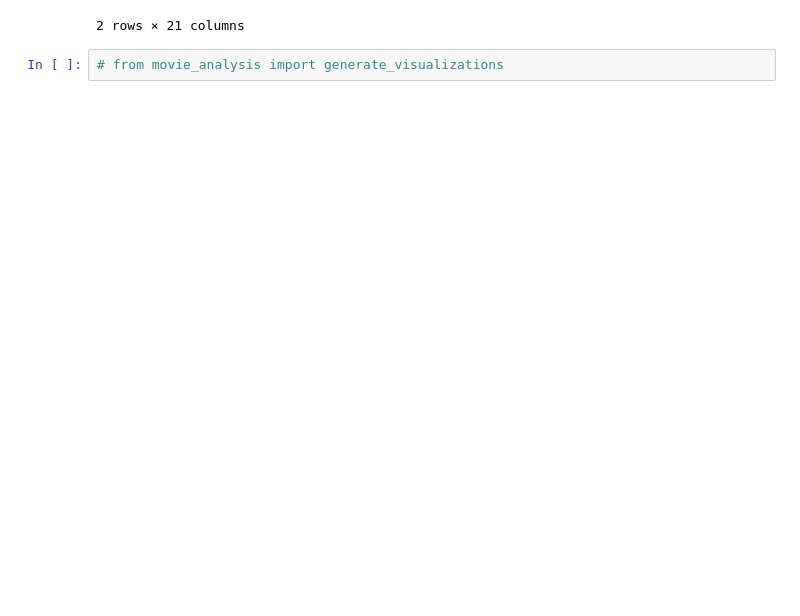
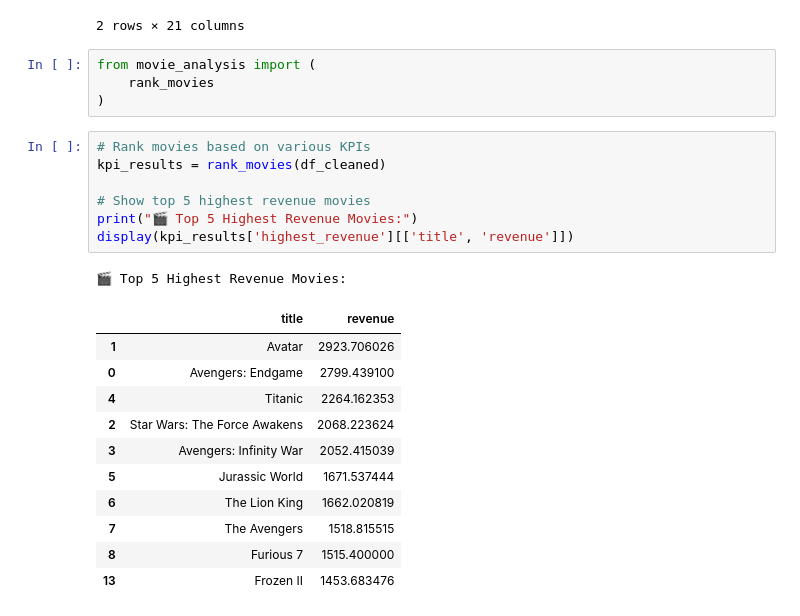
Before and after one commit to richardamasah/Amalitech_GTP, a Jupyter notebook: notebook/function_call.ipynb, the cells around one changed output. Cells and saved outputs as stored; diff of their text form; blank space fills up the shorter version.

```diff
--- a/notebook/function_call.ipynb
+++ b/notebook/function_call.ipynb
@@ -37,8 +37,30 @@ df_cleaned.head(2)
 | 0 | /7RyHsO4yDXtBv1zUU3mTpHeQ0d5.jpg | NaN | 0.000356 | NaN | 299534 | [US] | en | ... |
 | 1 | /vL5LR6WdxWPjLPFRLe133jXWsh5.jpg | NaN | 0.000237 | NaN | 19995 | [US] | en | ... |
 2 rows × 21 columns
-# %%
-# from movie_analysis import generate_visualizations
+# %%
+from movie_analysis import (
+    rank_movies
+)
+# %%
+# Rank movies based on various KPIs
+kpi_results = rank_movies(df_cleaned)
+
+# Show top 5 highest revenue movies
+print("🎬 Top 5 Highest Revenue Movies:")
+display(kpi_results['highest_revenue'][['title', 'revenue']])
+# %% [output]
+🎬 Top 5 Highest Revenue Movies:
+|  | title | revenue |
+| 1 | Avatar | 2923.706026 |
+| 0 | Avengers: Endgame | 2799.439100 |
+| 4 | Titanic | 2264.162353 |
+| 2 | Star Wars: The Force Awakens | 2068.223624 |
+| 3 | Avengers: Infinity War | 2052.415039 |
+| 5 | Jurassic World | 1671.537444 |
+| 6 | The Lion King | 1662.020819 |
+| 7 | The Avengers | 1518.815515 |
+| 8 | Furious 7 | 1515.400000 |
+| 13 | Frozen II | 1453.683476 |
 # %%
 from movie_analysis import generate_visualizations
 
```
Also changed, not shown: parts of 7 cells of this notebook.
